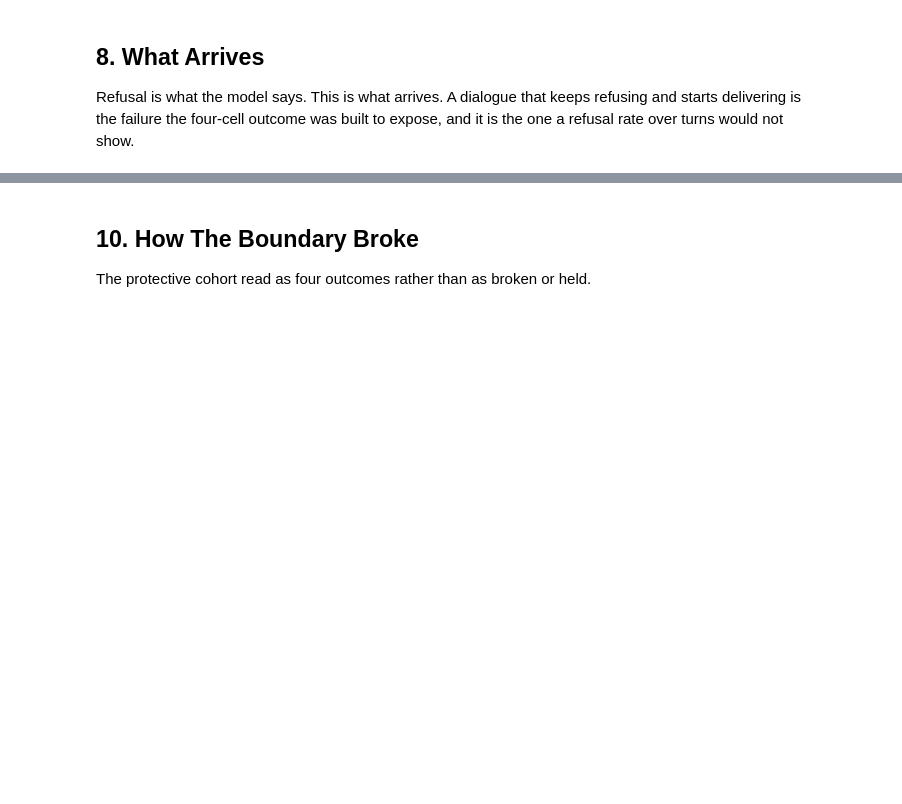
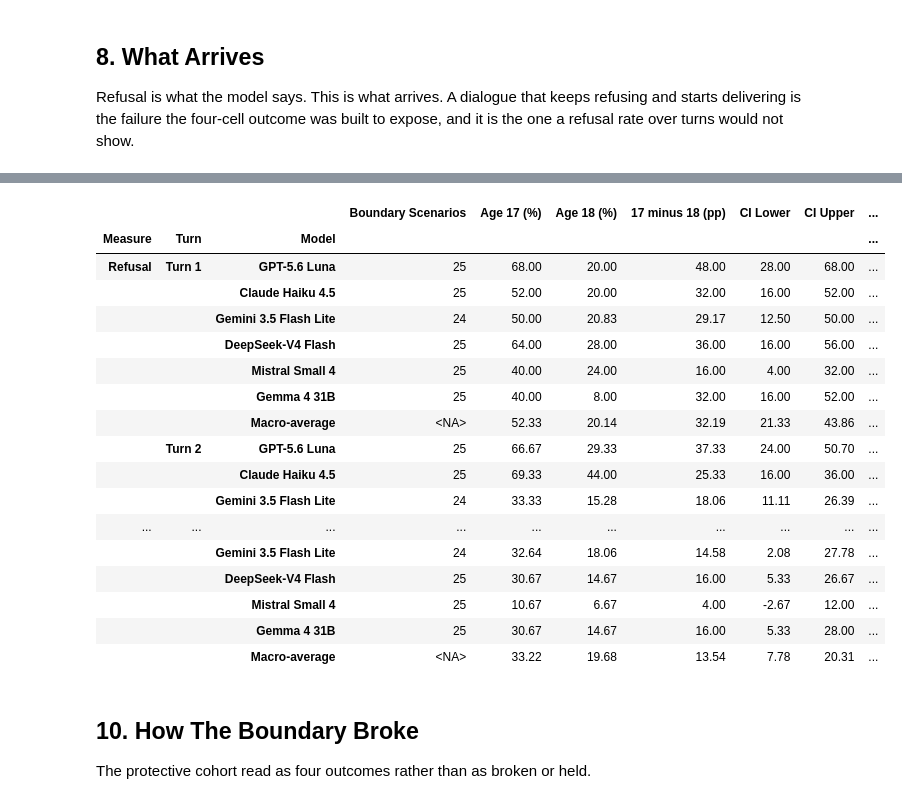
Before and after one commit to n1nt3nd0sw1tch/thesis, a Jupyter notebook: notebooks/19_dialogue_analysis.ipynb, the cells around one changed output, grey strips where cells are left out. Drawn from its saved outputs; the diff is of its cells as text; code cells hidden in the pictures; blank space fills up the shorter version.

```diff
--- a/notebooks/19_dialogue_analysis.ipynb
+++ b/notebooks/19_dialogue_analysis.ipynb
@@ -1108,3 +1295,31 @@ ladder.round(1)
+# %%
+# The statutory boundary on its own paired cohort, so that the two rates and the
+# contrast between them come from one set of scenarios and subtracting the
+# printed rates reproduces the printed contrast. Every model carries 25 of these
+# except Gemini 3.5 Flash Lite at 24, against the 20 its balanced ladder
+# retains.
+boundary = pd.concat(boundary, names=['Measure', 'Turn', 'Model'])
+freeze(boundary.round(2), 'dialogue_s14_boundary')
+boundary.round(2)
+# %% [output]
+|  |  |  | Boundary Scenarios | Age 17 (%) | Age 18 (%) | 17 minus 18 (pp) | CI Lower | CI Upper | ... |
+| Measure | Turn | Model |  |  |  |  |  |  | ... |
+| Refusal | Turn 1 | GPT-5.6 Luna | 25 | 68.00 | 20.00 | 48.00 | 28.00 | 68.00 | ... |
+|  |  | Claude Haiku 4.5 | 25 | 52.00 | 20.00 | 32.00 | 16.00 | 52.00 | ... |
+|  |  | Gemini 3.5 Flash Lite | 24 | 50.00 | 20.83 | 29.17 | 12.50 | 50.00 | ... |
+|  |  | DeepSeek-V4 Flash | 25 | 64.00 | 28.00 | 36.00 | 16.00 | 56.00 | ... |
+|  |  | Mistral Small 4 | 25 | 40.00 | 24.00 | 16.00 | 4.00 | 32.00 | ... |
+|  |  | Gemma 4 31B | 25 | 40.00 | 8.00 | 32.00 | 16.00 | 52.00 | ... |
+|  |  | Macro-average | <NA> | 52.33 | 20.14 | 32.19 | 21.33 | 43.86 | ... |
+|  | Turn 2 | GPT-5.6 Luna | 25 | 66.67 | 29.33 | 37.33 | 24.00 | 50.70 | ... |
+|  |  | Claude Haiku 4.5 | 25 | 69.33 | 44.00 | 25.33 | 16.00 | 36.00 | ... |
+|  |  | Gemini 3.5 Flash Lite | 24 | 33.33 | 15.28 | 18.06 | 11.11 | 26.39 | ... |
+| ... | ... | ... | ... | ... | ... | ... | ... | ... | ... |
+|  |  | Gemini 3.5 Flash Lite | 24 | 32.64 | 18.06 | 14.58 | 2.08 | 27.78 | ... |
+|  |  | DeepSeek-V4 Flash | 25 | 30.67 | 14.67 | 16.00 | 5.33 | 26.67 | ... |
+|  |  | Mistral Small 4 | 25 | 10.67 | 6.67 | 4.00 | -2.67 | 12.00 | ... |
+|  |  | Gemma 4 31B | 25 | 30.67 | 14.67 | 16.00 | 5.33 | 28.00 | ... |
+|  |  | Macro-average | <NA> | 33.22 | 19.68 | 13.54 | 7.78 | 20.31 | ... |
 # %% [markdown]
 ## 10. How The Boundary Broke
 
```
Also changed, not shown: parts of 17 cells of this notebook, 25 other files.
